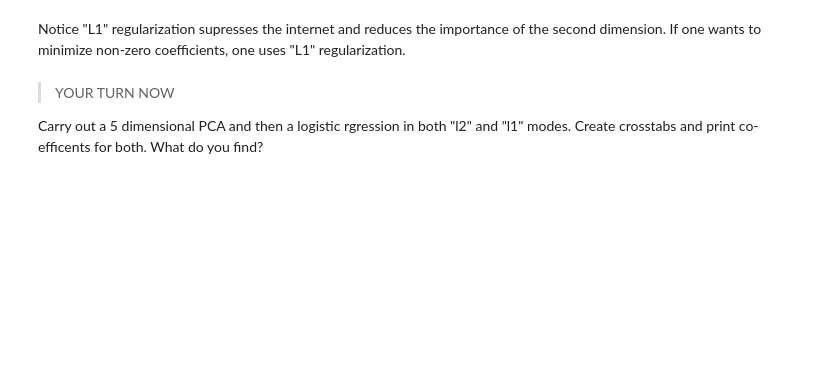
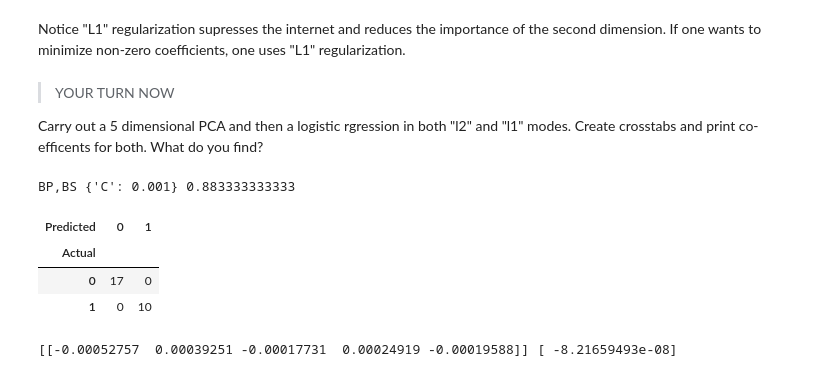
Before and after one commit to gm758/CS109_Coursework, a Jupyter notebook: labs/lab4/Lab4.ipynb, the cells around one changed output. Cells and saved outputs as stored; diff of their text form; code cells hidden in the pictures; blank space fills up the shorter version.

```diff
--- a/labs/lab4/Lab4.ipynb
+++ b/labs/lab4/Lab4.ipynb
@@ -810,3 +892,27 @@ Notice "L1" regularization supresses the internet and reduces the importance of
 >YOUR TURN NOW
 
 Carry out a 5 dimensional PCA and then a logistic rgression in both "l2" and "l1" modes. Create crosstabs and print co-efficents for both. What do you find?
+# %%
+#your code here
+is_train = np.random.uniform(0,1, len(data)) <= 0.7
+X_train, y_train = data[is_train], y[is_train]
+X_test, y_test = data[is_train==False], y[is_train==False]
+# %%
+#your code here
+pca5 = PCA(n_components = 5)
+X_train = pca5.fit_transform(X_train)
+X_test = pca5.transform(X_test)
+# %%
+#your code here
+logreg5 = cv_and_fit(X_train, y_train, np.logspace(-3,4,num=100), penalty="l2")
+pd.crosstab(y_test, logreg5.predict(X_test), rownames=["Actual"], colnames=["Predicted"])
+# %% [output]
+BP,BS {'C': 0.001} 0.883333333333
+| Predicted | 0 | 1 |
+| Actual |  |  |
+| 0 | 17 | 0 |
+| 1 | 0 | 10 |
+# %%
+print logreg5.coef_, logreg5.intercept_
+# %% [output]
+[[-0.00052757  0.00039251 -0.00017731  0.00024919 -0.00019588]] [ -8.21659493e-08]
```
Also changed, not shown: parts of 36 cells of this notebook, 6 other files.
